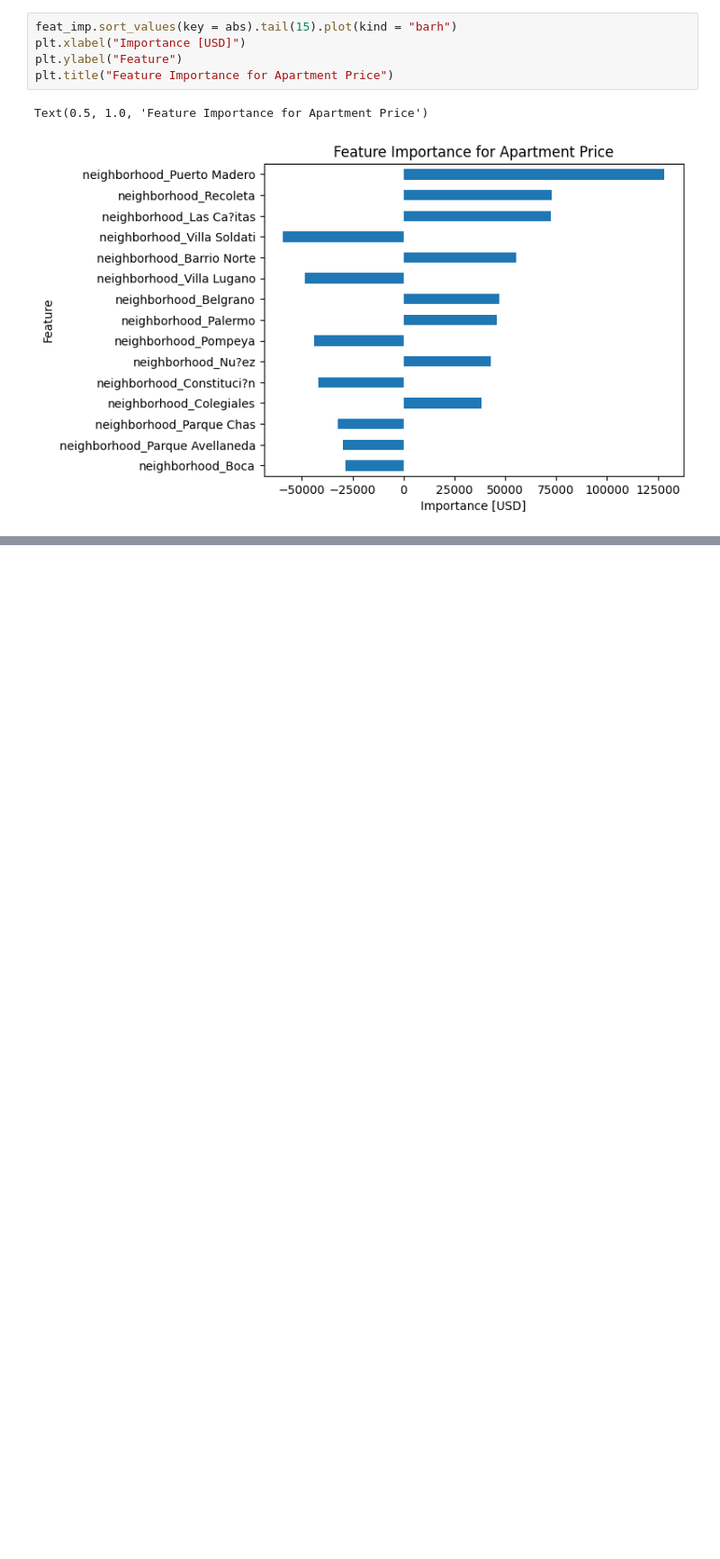
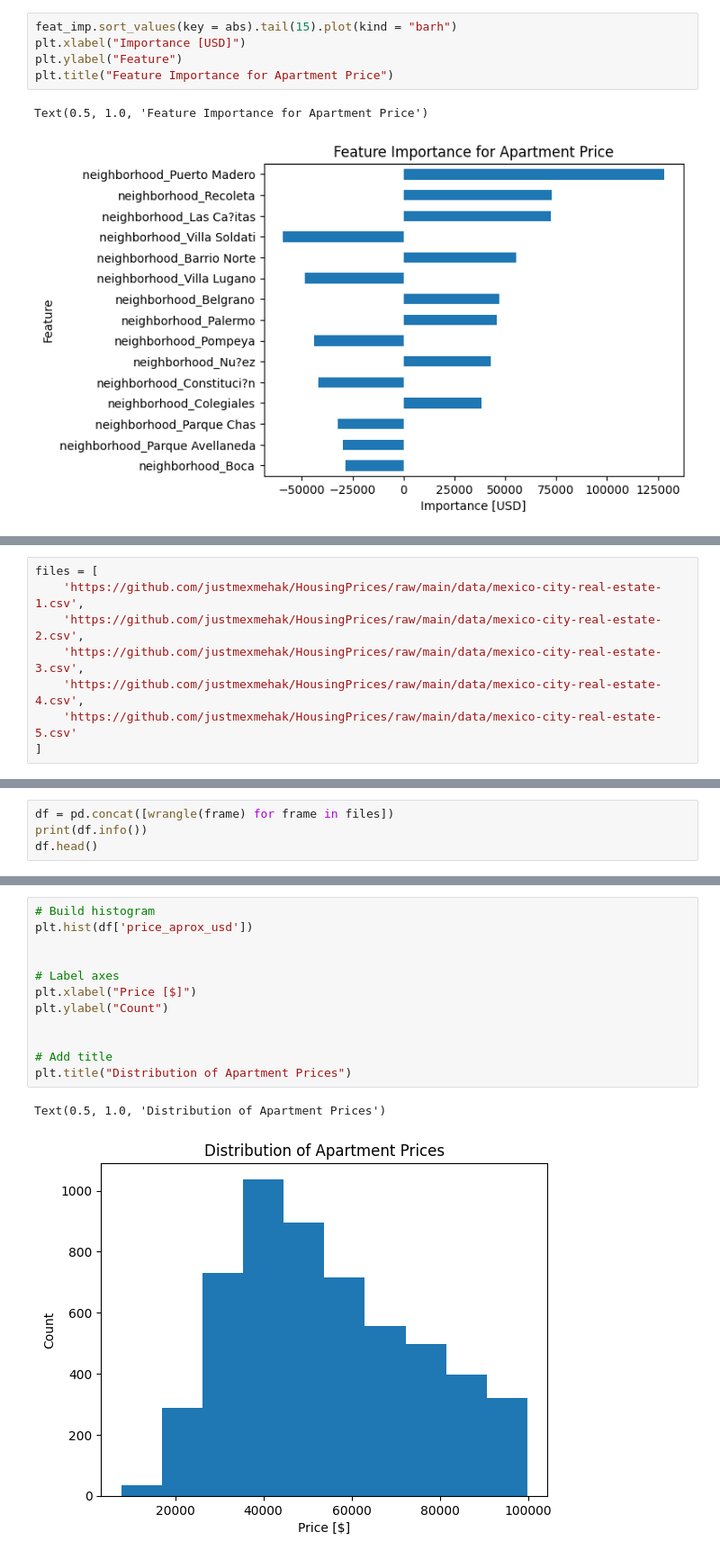
Before and after one commit to justmexmehak/HousingPrices, a Jupyter notebook: HousingPrices.ipynb, the cells around one changed output, grey strips where cells are left out. Shown at 90% size. Saved outputs shown, nothing was run; the diff lists cells and outputs as text; blank space fills up the shorter version.

```diff
--- a/HousingPrices.ipynb
+++ b/HousingPrices.ipynb
@@ -1704,0 +1899,8 @@ df.head()
+# %%
+files = [
+    'https://github.com/justmexmehak/HousingPrices/raw/main/data/mexico-city-real-estate-1.csv',
+    'https://github.com/justmexmehak/HousingPrices/raw/main/data/mexico-city-real-estate-2.csv',
+    'https://github.com/justmexmehak/HousingPrices/raw/main/data/mexico-city-real-estate-3.csv',
+    'https://github.com/justmexmehak/HousingPrices/raw/main/data/mexico-city-real-estate-4.csv',
+    'https://github.com/justmexmehak/HousingPrices/raw/main/data/mexico-city-real-estate-5.csv'
+]
@@ -1704,0 +1980,4 @@ df.head()
+# %%
+df = pd.concat([wrangle(frame) for frame in files])
+print(df.info())
+df.head()
@@ -1704,0 +2004,15 @@ df.head()
+# %%
+# Build histogram
+plt.hist(df['price_aprox_usd'])
+
+
+# Label axes
+plt.xlabel("Price [$]")
+plt.ylabel("Count")
+
+
+# Add title
+plt.title("Distribution of Apartment Prices")
+# %% [output]
+Text(0.5, 1.0, 'Distribution of Apartment Prices')
+[figure, added]
```
Also changed, not shown: parts of 47 cells of this notebook.
